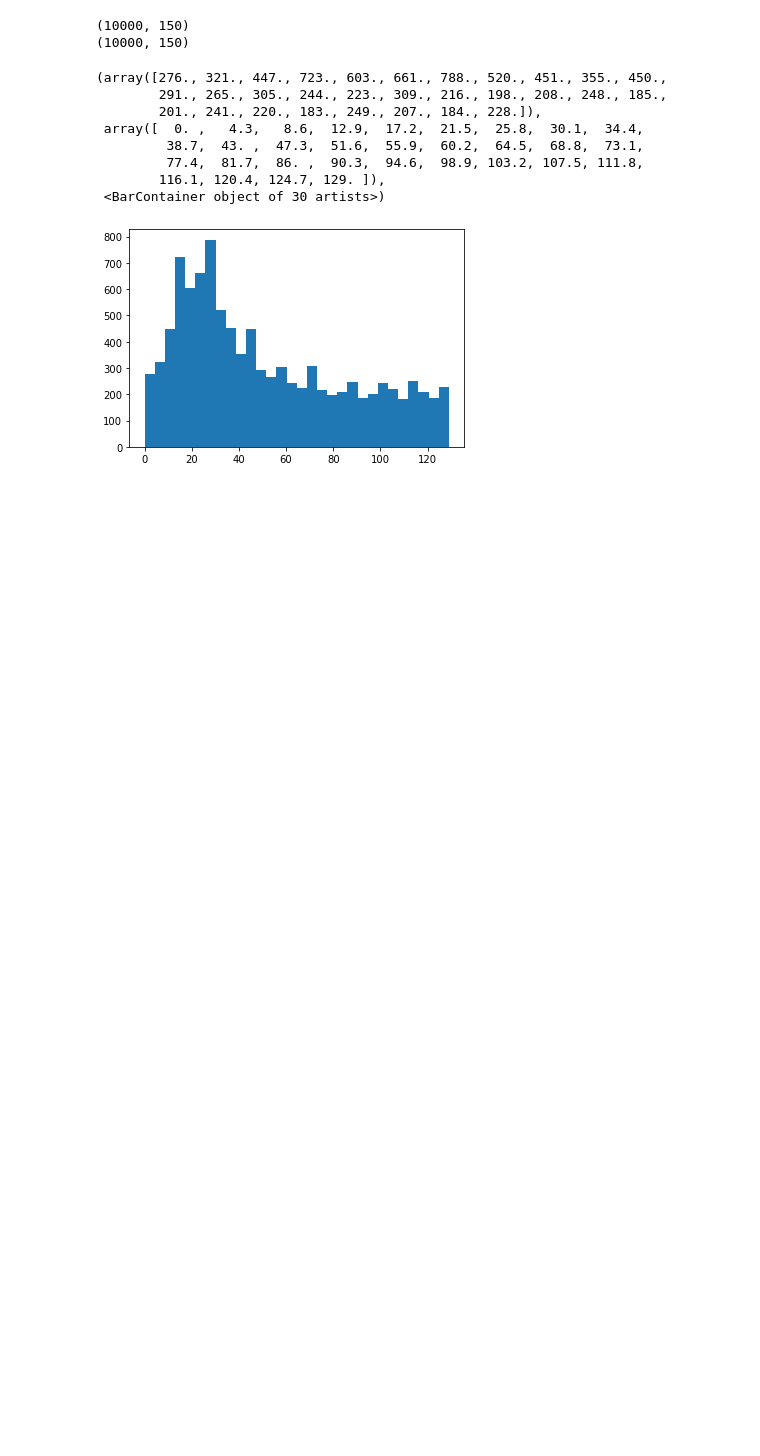
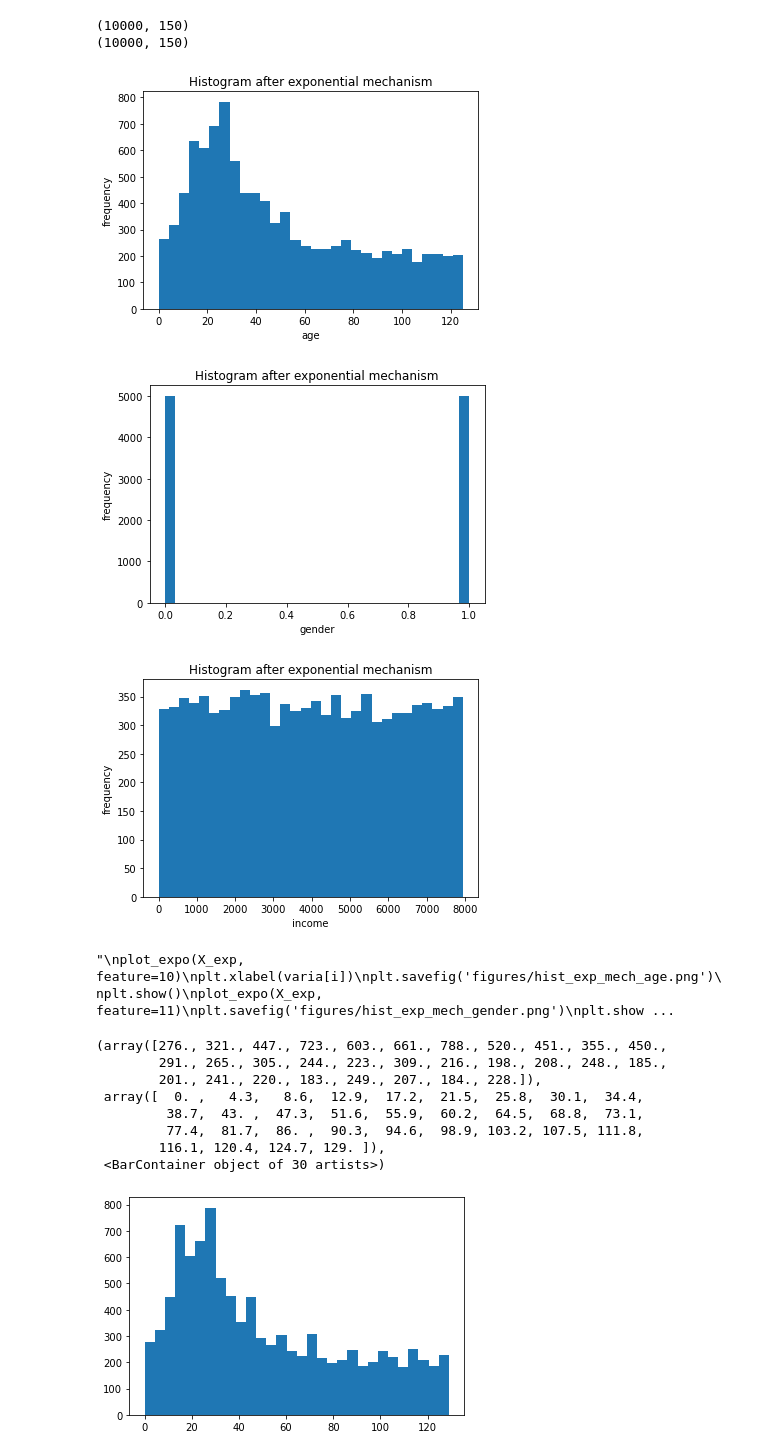
Before and after one commit to Even-tr/Project-2-Fairness-Privacy-Experiment-Design, a Jupyter notebook: src/privacy.ipynb, the cells around one changed output. Saved outputs shown, nothing was run; the diff lists cells and outputs as text; code cells hidden in the pictures; blank space fills up the shorter version.

```diff
--- a/src/privacy.ipynb
+++ b/src/privacy.ipynb
@@ -93,6 +93,51 @@ print(np.shape(X_new))
 # %% [output]
 (10000, 150)
 (10000, 150)
+# %%
+def exp_data(data, epsilon):
+    n_features = data.shape[1]
+
+    for i in range(n_features):
+        leng = len(np.unique(data[:,i].astype(int)))
+        e = exponential(data[:,i].astype(int), np.arange(0,leng), u, 1, epsilon, n=n_population)
+
+        X_new[:,i] = e
+
+    return X_new
+# %%
+varia = ['age', 'gender','income']
+var_num = [10,11,12]
+# %%
+def plot_expo(data, varia, var_num):
+    for i in range(len(varia)):
+        plt.hist(data[:,var_num[i]],bins=30)
+        plt.title("Histogram after exponential mechanism")
+        plt.xlabel(varia[i])
+        plt.ylabel("frequency")
+        plt.savefig('figures/histogram_exp_mech_' + varia[i] + '.png')
+        plt.show()
+# %%
+X_exp = exp_data(X, epsilon=100)
+plot_expo(X_exp, varia, var_num)
+
+
+"""
+plot_expo(X_exp, feature=10)
+plt.xlabel(varia[i])
+plt.savefig('figures/hist_exp_mech_age.png')
+plt.show()
+plot_expo(X_exp, feature=11)
+plt.savefig('figures/hist_exp_mech_gender.png')
+plt.show()
+plot_expo(X_exp, feature=12)
+plt.savefig('figures/hist_exp_mech_salary.png')
+plt.show()
+"""
+# %% [output]
+[figure, added]
+[figure, added]
+[figure, added]
+"\nplot_expo(X_exp, feature=10)\nplt.xlabel(varia[i])\nplt.savefig('figures/hist_exp_mech_age.png')\nplt.show()\nplot_expo(X_exp, feature=11)\nplt.savefig('figures/hist_exp_mech_gender.png')\nplt.show ...
 # %%
 plt.hist(X_new[:,10],bins=30)
 # %% [output]
```
Also changed, not shown: parts of 3 cells of this notebook, 5 other files.
